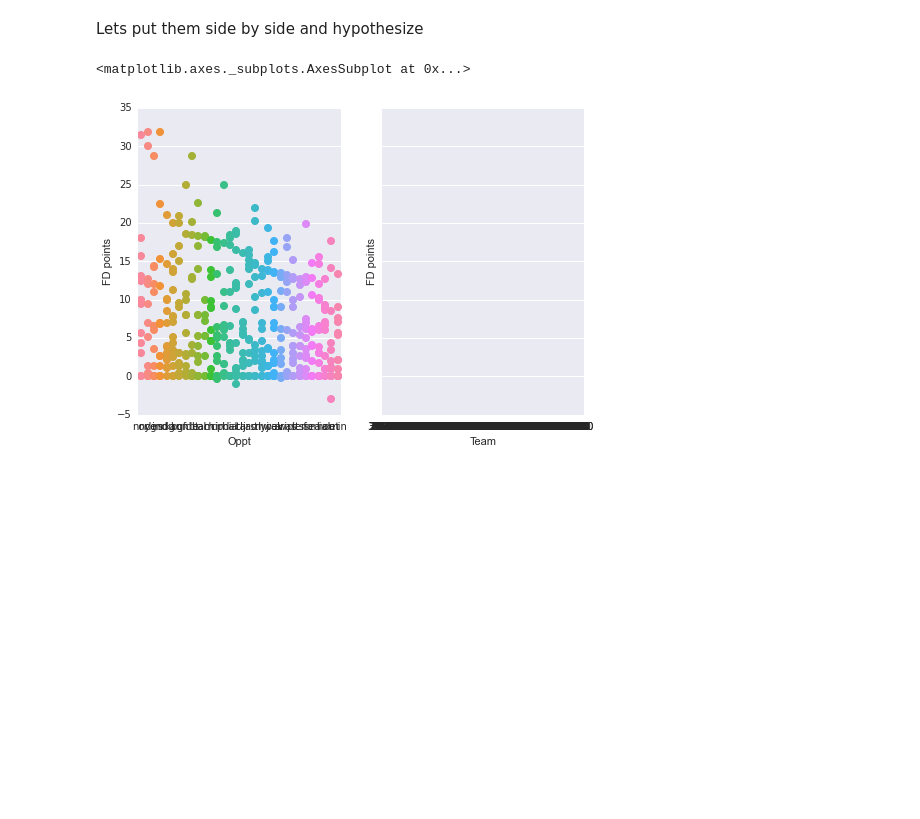
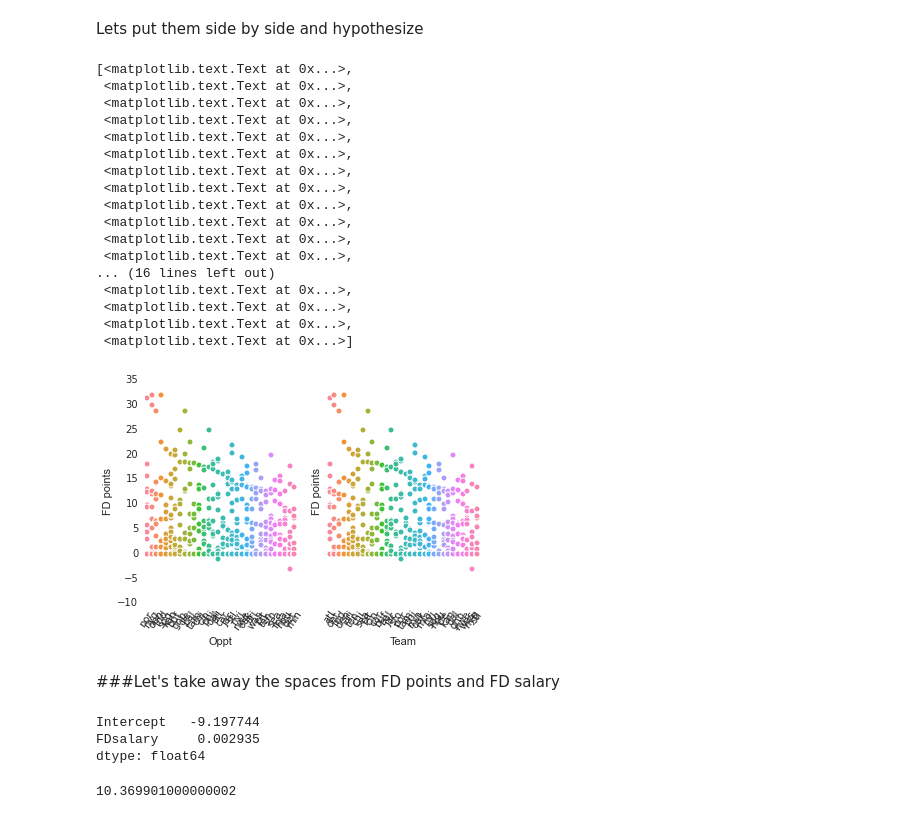
Before and after one commit to tlagrim/fanduel-weekly-fantasy-forecast, a Jupyter notebook: 2014_fanduel_testing/notebooks/Linear Regression Testing.ipynb, the cells around one changed output. Drawn from its saved outputs; the diff is of its cells as text; code cells hidden in the pictures; blank space fills up the shorter version.

```diff
--- a/2014_fanduel_testing/notebooks/Linear Regression Testing.ipynb
+++ b/2014_fanduel_testing/notebooks/Linear Regression Testing.ipynb
@@ -166,8 +167,26 @@ Lets put them side by side and hypothesize
 # %%
 fig, axs = plt.subplots(1, 2, sharey=True)
 # wk1.plot(kind='scatter', x='FD salary', y='FD points', ax=axs[0],figsize=(16, 8))
-sns.stripplot(x='Oppt',y='FD points',data=wk1,ax=axs[0])
-sns.stripplot(x='Team',y='FD points',data=wk1,ax=axs[1])
+sns.stripplot(x='Oppt',y='FD points',data=wk1,ax=axs[0],size=6).set_xticklabels(wk1['Oppt'],rotation=55)
+sns.stripplot(x='Team',y='FD points',data=wk1,ax=axs[1],size=6).set_xticklabels(wk1['Team'],rotation=55)
 # %% [output]
-<matplotlib.axes._subplots.AxesSubplot at 0x...>
+[<matplotlib.text.Text at 0x...>,
+ <matplotlib.text.Text at 0x...>,
+ <matplotlib.text.Text at 0x...>,
+ <matplotlib.text.Text at 0x...>,
+ <matplotlib.text.Text at 0x...>,
+ <matplotlib.text.Text at 0x...>,
+ <matplotlib.text.Text at 0x...>,
+ <matplotlib.text.Text at 0x...>,
+ <matplotlib.text.Text at 0x...>,
+ <matplotlib.text.Text at 0x...>,
+ <matplotlib.text.Text at 0x...>,
+ <matplotlib.text.Text at 0x...>,
+... (16 lines left out)
+ <matplotlib.text.Text at 0x...>,
+ <matplotlib.text.Text at 0x...>,
+ <matplotlib.text.Text at 0x...>,
+ <matplotlib.text.Text at 0x...>]
-[figure, old version]
+[figure, new version]
+# %% [markdown]
+###Let's take away the spaces from FD points and FD salary
@@ -173,0 +196,20 @@ sns.stripplot(x='Team',y='FD points',data=wk1,ax=axs[1])
+# %%
+import statsmodels.formula.api as smf
+
+## create a fitted model in one line
+lm = smf.ols(formula='FDpoints ~ FDsalary', data=wk1).fit()
+
+## print the coefficients
+lm.params
+# %% [output]
+Intercept   -9.197744
+FDsalary     0.002935
+dtype: float64
+# %%
+# manually calculate the prediction
+# how many points is the average player going to score
+# if their salary is 6667?
+
+-9.197744+0.002935*6667
+# %% [output]
+10.369901000000002
```
Also changed, not shown: parts of 15 cells of this notebook, 3 other files.
